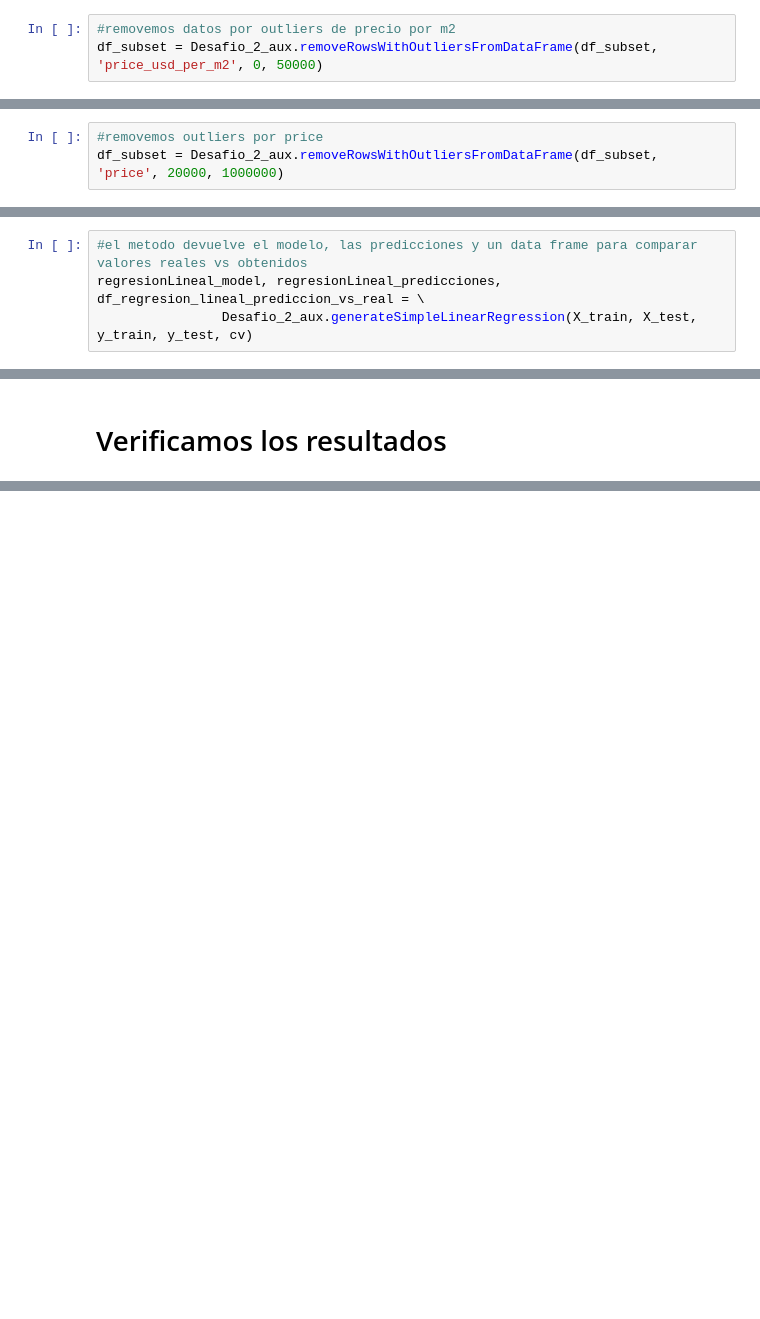
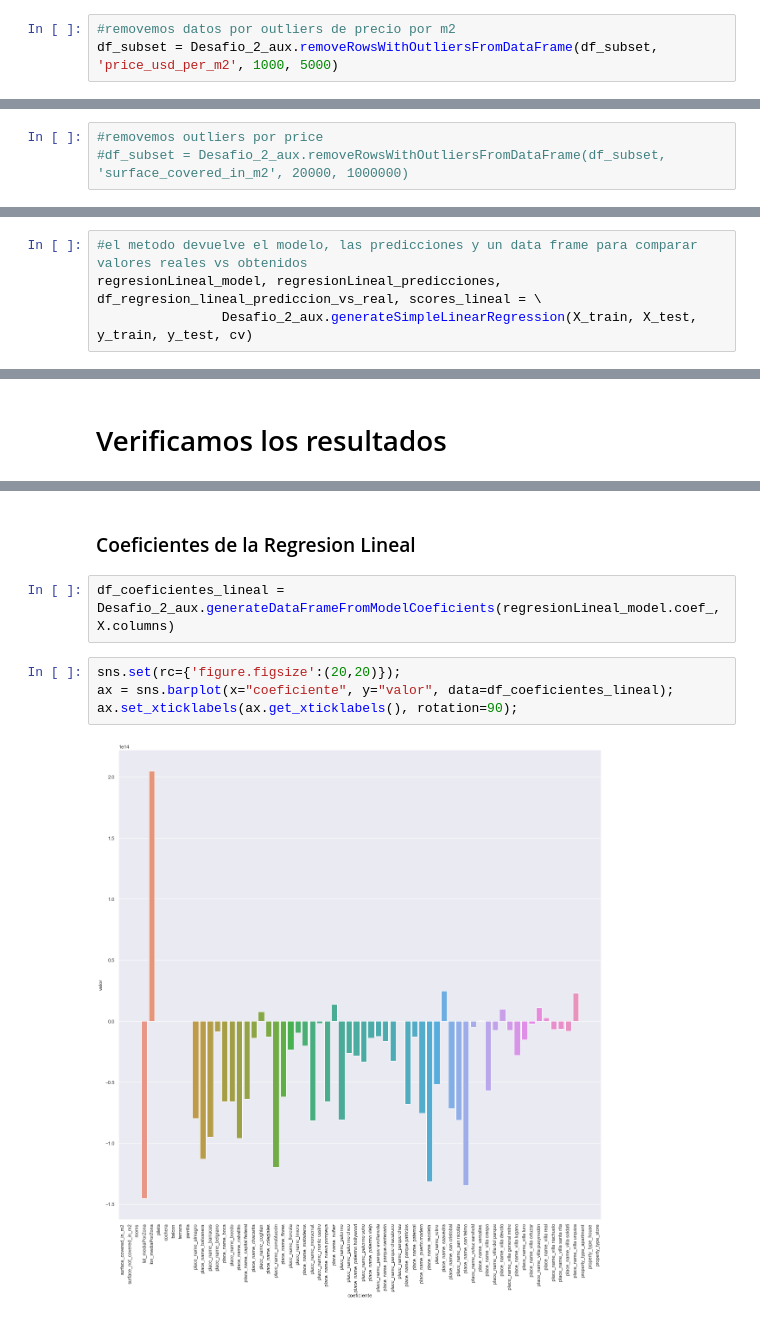
Before and after one commit to rdgagliano/DataScience-Grupo3, a Jupyter notebook: Desafio_2_1.ipynb, the cells around one changed output, grey strips where cells are left out. Saved outputs shown, nothing was run; the diff lists cells and outputs as text; blank space fills up the shorter version.

Commit message:
Modificaciones en la obtencion de resultados
Ajustes en la comparativa final de resultados, agregados graficos para ver los coeficientes para cada modelo.
Se quitaron outliers del data set

```diff
--- a/Desafio_2_1.ipynb
+++ b/Desafio_2_1.ipynb
@@ -182,10 +182,10 @@ Desafio_2_aux.drawUniqueDensityPlot(df_subset, 'rooms')
 ### Removemos los outliers
 # %%
 #removemos datos por outliers de precio por m2
-df_subset = Desafio_2_aux.removeRowsWithOutliersFromDataFrame(df_subset, 'price_usd_per_m2', 0, 50000)
+df_subset = Desafio_2_aux.removeRowsWithOutliersFromDataFrame(df_subset, 'price_usd_per_m2', 1000, 5000)
 # %%
 #removemos outliers por rooms
 df_subset = Desafio_2_aux.removeRowsWithOutliersFromDataFrame(df_subset, 'rooms', 1, 5)
 # %%
 #removemos outliers por price
-df_subset = Desafio_2_aux.removeRowsWithOutliersFromDataFrame(df_subset, 'price', 20000, 1000000)
+#df_subset = Desafio_2_aux.removeRowsWithOutliersFromDataFrame(df_subset, 'surface_covered_in_m2', 20000, 1000000)
@@ -237,4 +329,4 @@ X_train, X_test, y_train, y_test = train_test_split(X, y, test_size=0.1, random_
 # %%
 #el metodo devuelve el modelo, las predicciones y un data frame para comparar valores reales vs obtenidos
-regresionLineal_model, regresionLineal_predicciones, df_regresion_lineal_prediccion_vs_real = \
+regresionLineal_model, regresionLineal_predicciones, df_regresion_lineal_prediccion_vs_real, scores_lineal = \
                 Desafio_2_aux.generateSimpleLinearRegression(X_train, X_test, y_train, y_test, cv)
@@ -286,0 +486,10 @@ print(" Train RMSE lineal   : %.2f \n" % rmse(y_train,y_pred_tr_lm),
+# %% [markdown]
+### Coeficientes de la Regresion Lineal
+# %%
+df_coeficientes_lineal = Desafio_2_aux.generateDataFrameFromModelCoeficients(regresionLineal_model.coef_, X.columns)
+# %%
+sns.set(rc={'figure.figsize':(20,20)});
+ax = sns.barplot(x="coeficiente", y="valor", data=df_coeficientes_lineal);
+ax.set_xticklabels(ax.get_xticklabels(), rotation=90);
+# %% [output]
+[figure, added]
```
Also changed, not shown: parts of 33 cells of this notebook, 1 other file.
